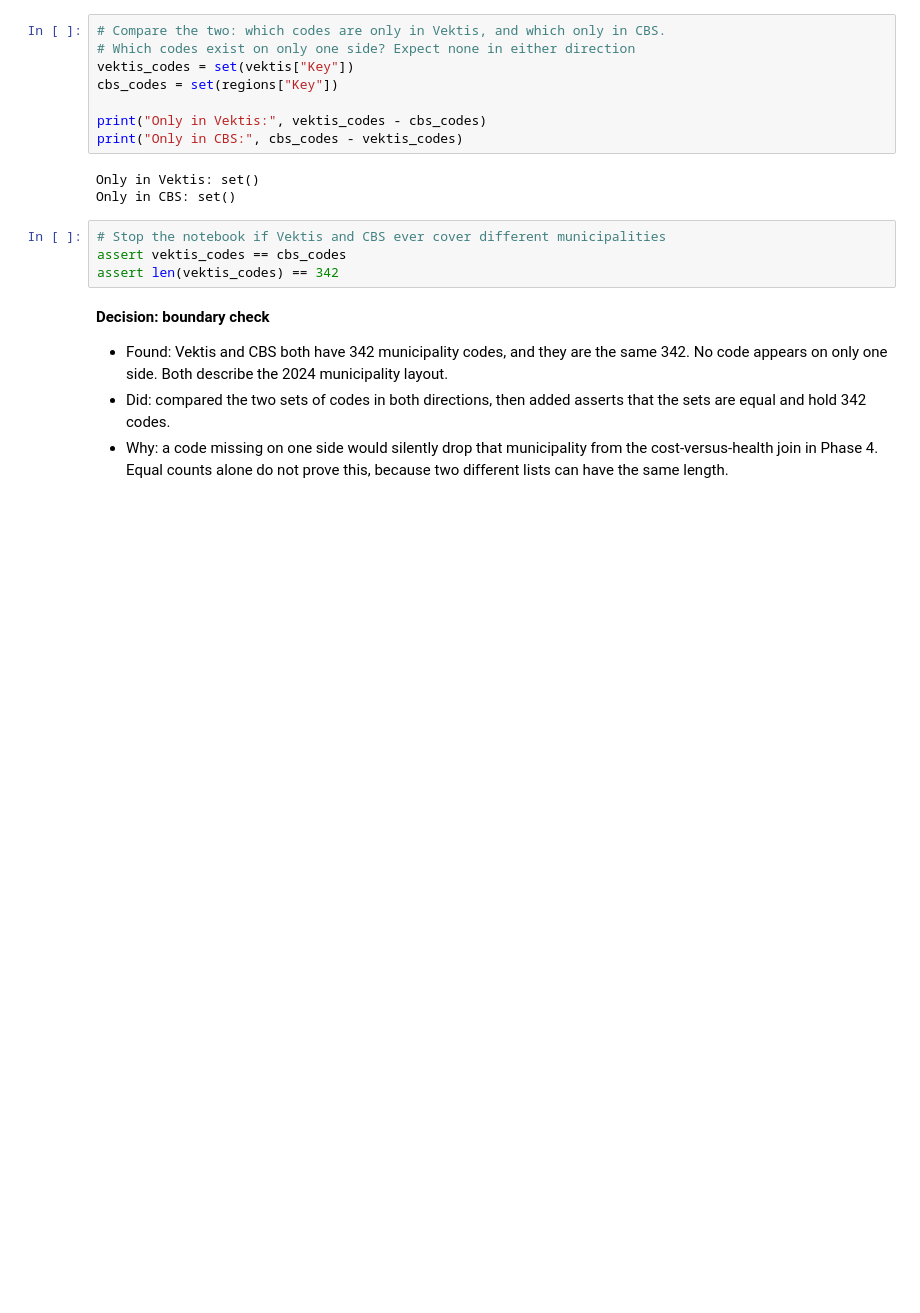
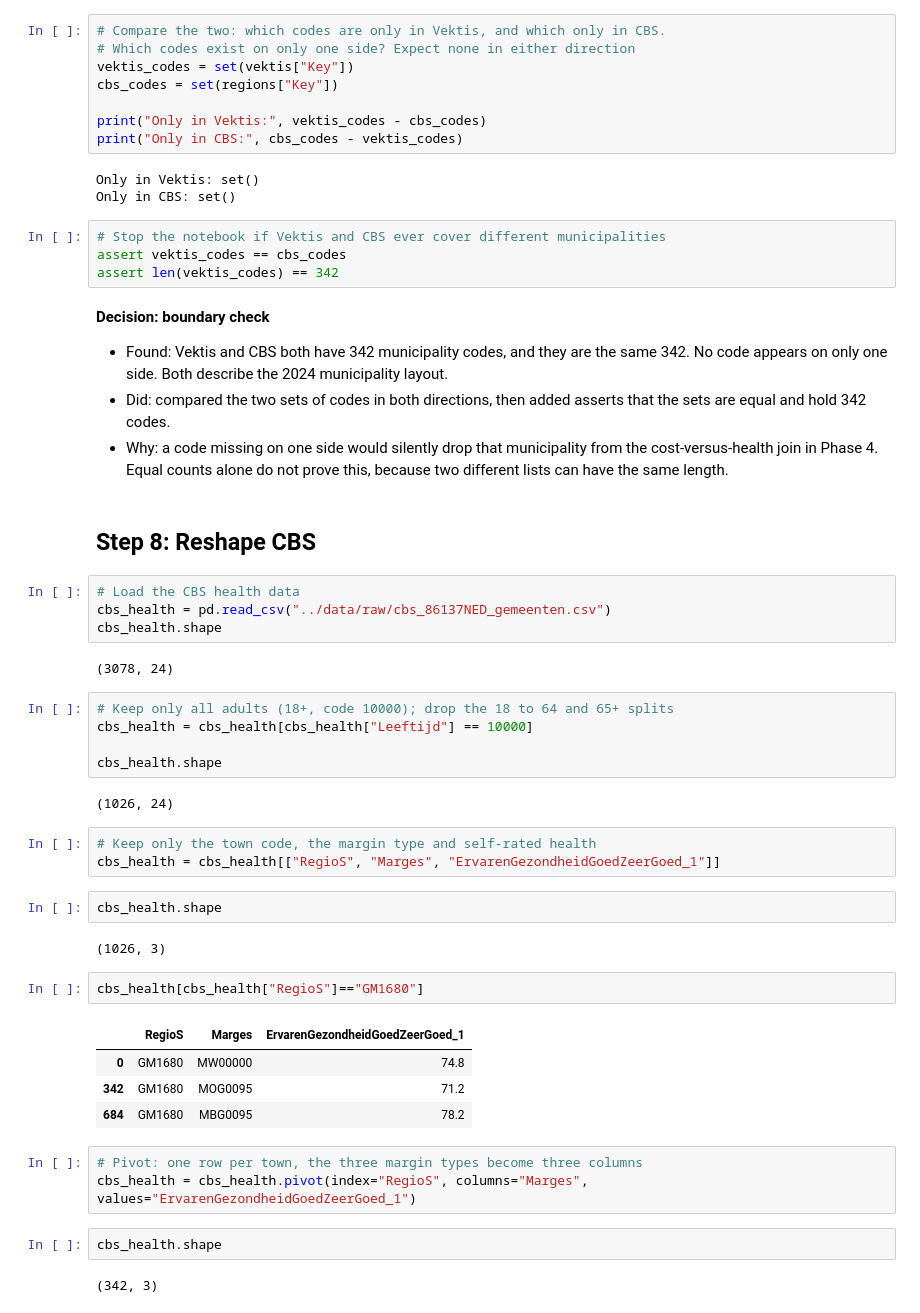
Before and after one commit to FaraRahimi/health-cost-benchmark, a Jupyter notebook: notebooks/02_clean.ipynb, the cells around one changed output. Cells and saved outputs as stored; diff of their text form; blank space fills up the shorter version.

Commit message:
Clean step 8: CBS reshaped to one row per town (value, low, high)

```diff
--- a/notebooks/02_clean.ipynb
+++ b/notebooks/02_clean.ipynb
@@ -457,3 +457,39 @@ assert len(vektis_codes) == 342
 - Found: Vektis and CBS both have 342 municipality codes, and they are the same 342. No code appears on only one side. Both describe the 2024 municipality layout.
 - Did: compared the two sets of codes in both directions, then added asserts that the sets are equal and hold 342 codes.
 - Why: a code missing on one side would silently drop that municipality from the cost-versus-health join in Phase 4. Equal counts alone do not prove this, because two different lists can have the same length.
+# %% [markdown]
+## Step 8: Reshape CBS
+# %%
+# Load the CBS health data
+cbs_health = pd.read_csv("../data/raw/cbs_86137NED_gemeenten.csv")
+cbs_health.shape
+# %% [output]
+(3078, 24)
+# %%
+# Keep only all adults (18+, code 10000); drop the 18 to 64 and 65+ splits
+cbs_health = cbs_health[cbs_health["Leeftijd"] == 10000]
+
+cbs_health.shape
+# %% [output]
+(1026, 24)
+# %%
+# Keep only the town code, the margin type and self-rated health
+cbs_health = cbs_health[["RegioS", "Marges", "ErvarenGezondheidGoedZeerGoed_1"]]
+# %%
+cbs_health.shape
+# %% [output]
+(1026, 3)
+# %%
+cbs_health[cbs_health["RegioS"]=="GM1680"]
+# %% [output]
+|  | RegioS | Marges | ErvarenGezondheidGoedZeerGoed_1 |
+| 0 | GM1680 | MW00000 | 74.8 |
+| 342 | GM1680 | MOG0095 | 71.2 |
+| 684 | GM1680 | MBG0095 | 78.2 |
+# %%
+# Pivot: one row per town, the three margin types become three columns
+cbs_health = cbs_health.pivot(index="RegioS", columns="Marges", values="ErvarenGezondheidGoedZeerGoed_1")
+# %%
+cbs_health.shape
+# %% [output]
+(342, 3)
```
Also changed, not shown: parts of 7 cells of this notebook.
